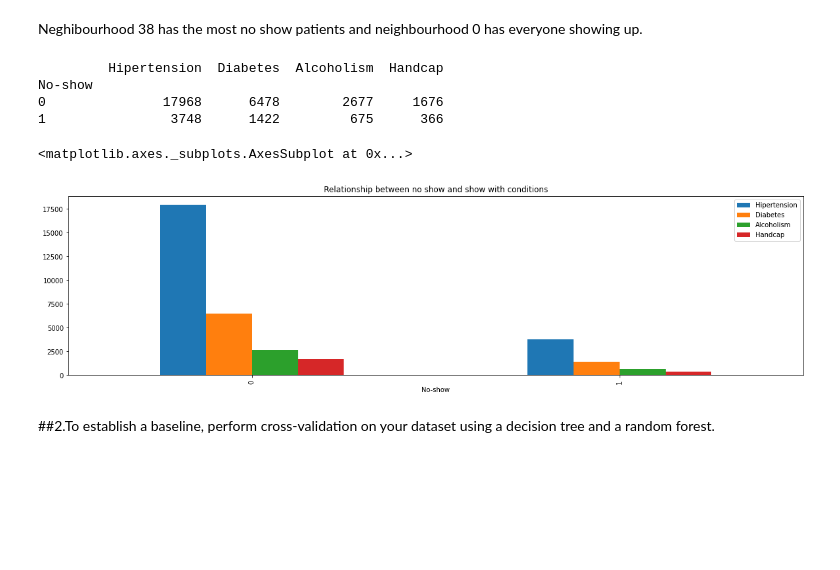
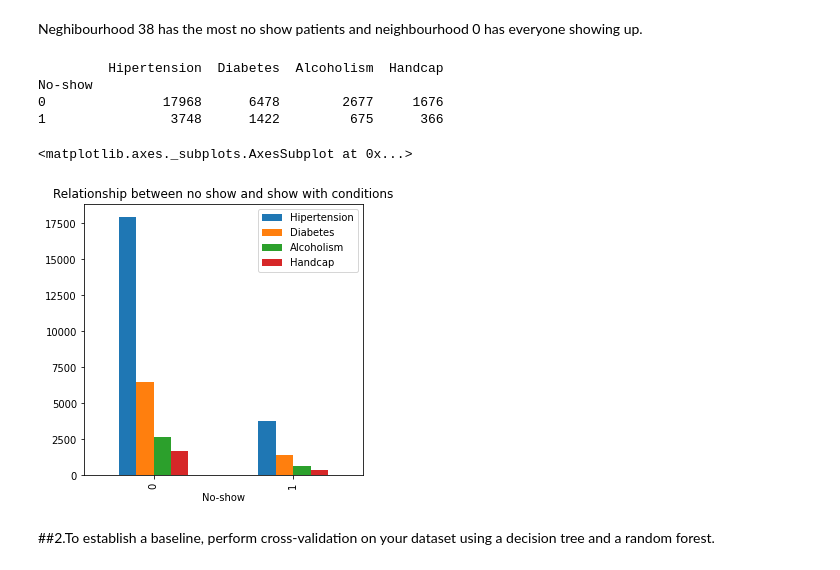
Before and after one commit to thiviyan98/ThiviyanNanthakumarCE888, a Jupyter notebook: Assignment_2/Ass2Data2.ipynb, the cells around one changed output. Cells and saved outputs as stored; diff of their text form; code cells hidden in the pictures; blank space fills up the shorter version.

Commit message:
Cleaned up the graphs for the report

```diff
--- a/Assignment_2/Ass2Data2.ipynb
+++ b/Assignment_2/Ass2Data2.ipynb
@@ -266,13 +297,13 @@ Neghibourhood 38 has the most no show patients and neighbourhood 0 has everyone
 # %%
 conditions=df.groupby('No-show')['Hipertension','Diabetes', 'Alcoholism','Handcap'].sum()
 print(conditions)
-conditions.plot(kind='bar',figsize=(20,5),title='Relationship between no show and show with conditions')
+conditions.plot(kind='bar',figsize=(5,5),title='Relationship between no show and show with conditions')
 # %% [output]
          Hipertension  Diabetes  Alcoholism  Handcap
 No-show
 0               17968      6478        2677     1676
 1                3748      1422         675      366
 <matplotlib.axes._subplots.AxesSubplot at 0x...>
-[figure, old version]
+[figure, new version]
 # %% [markdown]
 ##2.To establish a baseline, perform cross-validation on your dataset using a decision tree and a random forest.
```
Also changed, not shown: parts of 13 cells of this notebook.
